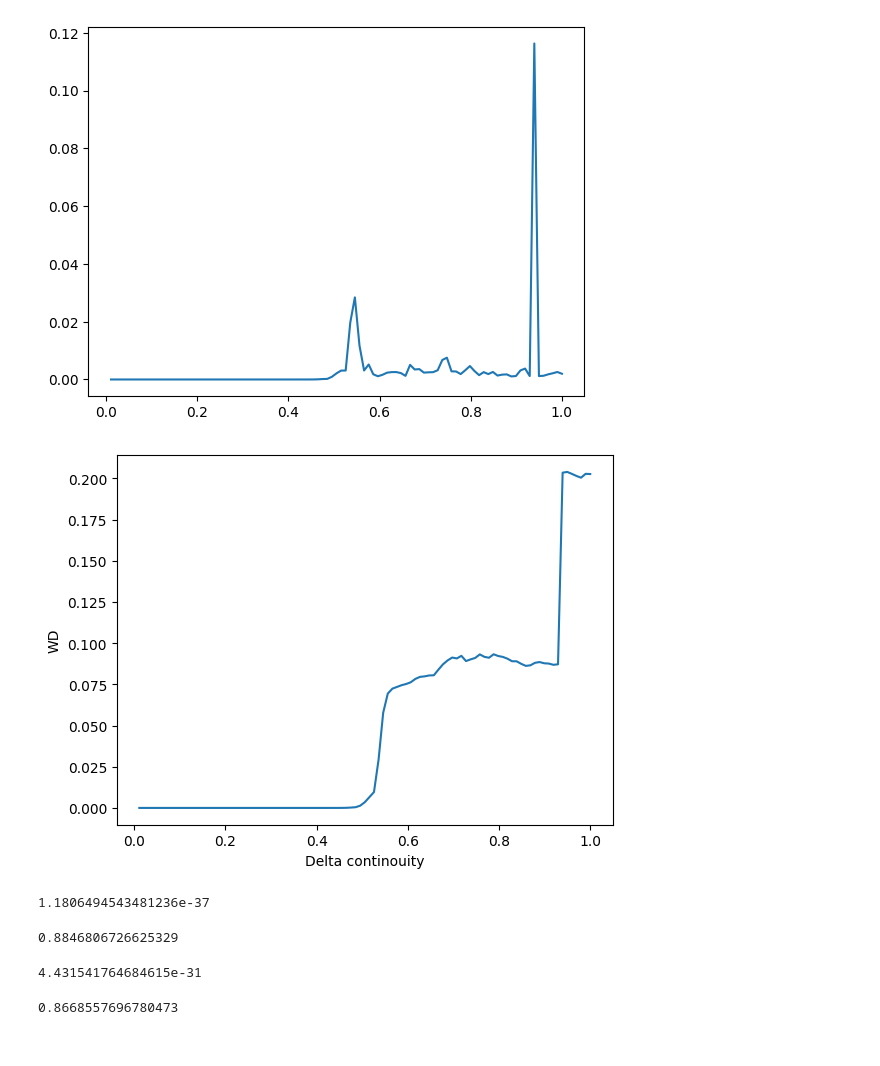
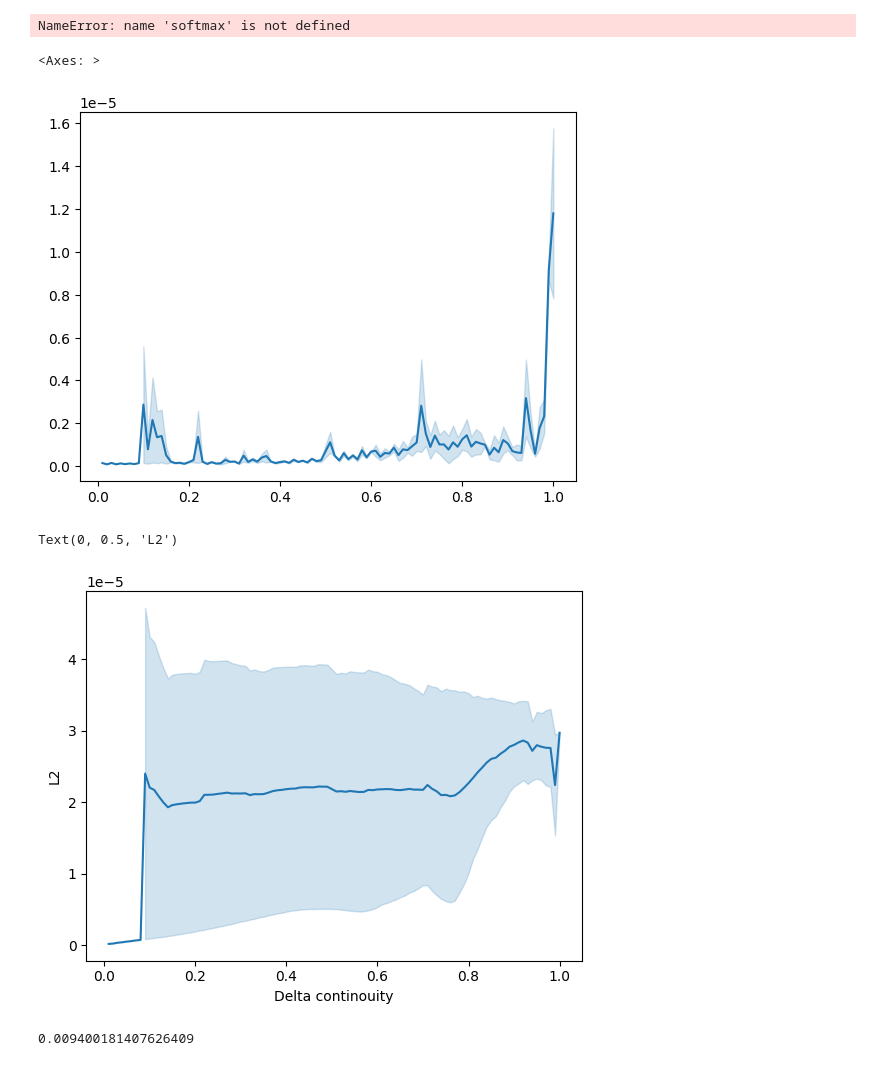
Before and after one commit to dianna-ai/dianna-exploration, a Jupyter notebook: lorentz_workshop/gradcam/read.ipynb, the cells around one changed output. Drawn from its saved outputs; the diff is of its cells as text; code cells hidden in the pictures.

```diff
--- a/lorentz_workshop/gradcam/read.ipynb
+++ b/lorentz_workshop/gradcam/read.ipynb
@@ -10,7 +10,6 @@ elif 'rotation' in data_path.split('/')[-1]:
     x_values = output['rotation']
 elif 'roundedness' in data_path.split('/')[-1]:
     x_values = output['roundedness']
-x_values = x_values[:100]
 # %%
 from torch.nn.functional import mse_loss, softmax
 import torch
@@ -25,9 +25,10 @@ def minmax(values):
 from scipy.stats import wasserstein_distance
 # metric = mse_loss
 metric = wasserstein_distance
-from functools import partial
-# transform = partial(softmax, dim=0)
-transform = minmax
+transform = softmax
+# transform = minmax
+# %% [output]
+NameError: name 'softmax' is not defined
 # %%
 changes = np.zeros(len(heatmaps)-1)
 changes_original = np.zeros(len(output['heatmaps'])-1)
@@ -35,42 +36,28 @@ changes_original = np.zeros(len(output['heatmaps'])-1)
 with torch.no_grad():
     for i in range(len(output['heatmaps'])-1):
         adj_change = metric(
-            transform(heatmaps[i+1, ...].flatten()),
-            transform(heatmaps[i, ...].flatten()))
+            transform(heatmaps[i+1, ...].flatten(), dim=0),
+            transform(heatmaps[i, ...].flatten(), dim=0))
         changes[i] = adj_change
-        changes_original[i] = metric(transform(heatmaps[i+1, ...].flatten()),
-                                       transform(heatmaps[0, ...].flatten()))
+        changes_original[i] = metric(transform(heatmaps[i+1, ...].flatten(), dim=0),
+                                       transform(heatmaps[0, ...].flatten(), dim=0))
 # %%
 import matplotlib.pyplot as plt
 import seaborn as sns
 sns.lineplot(x=x_values[1:], y=changes)
-plt.show()
 # %% [output]
+<Axes: >
-[figure, old version]
+[figure, new version]
 # %%
 sns.lineplot(x=x_values[1:], y=changes_original)
 plt.xlabel("Delta continouity")
-plt.ylabel("WD")
-plt.show()
+plt.ylabel("L2")
 # %% [output]
+Text(0, 0.5, 'L2')
-[figure, old version]
+[figure, new version]
 # %%
 from scipy.stats import kendalltau
 res_kendall = kendalltau(x_values[1:][~np.isnan(changes_original)], changes_original[~np.isnan(changes_original)])
 res_kendall.pvalue
 # %% [output]
-1.1806494543481236e-37
+0.009400181407626409
-# %%
-res_kendall.statistic
-# %% [output]
-0.8846806726625329
-# %%
-from scipy.stats import pearsonr
-res_pearson = pearsonr(x_values[1:][~np.isnan(changes_original)], changes_original[~np.isnan(changes_original)])
-res_pearson.pvalue
-# %% [output]
-4.431541764684615e-31
-# %%
-res_pearson.statistic
-# %% [output]
-0.8668557696780473
```
Also changed, not shown: parts of 9 cells of this notebook, 17 other files.
